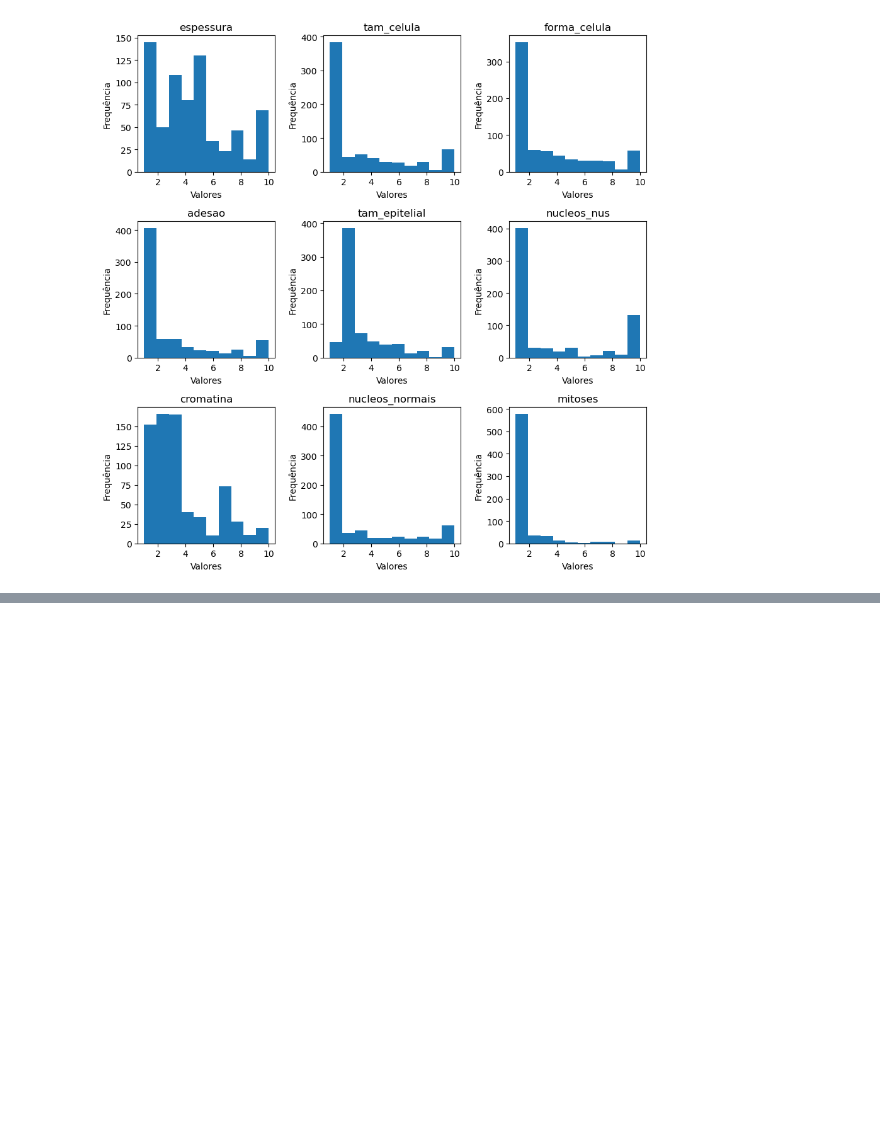
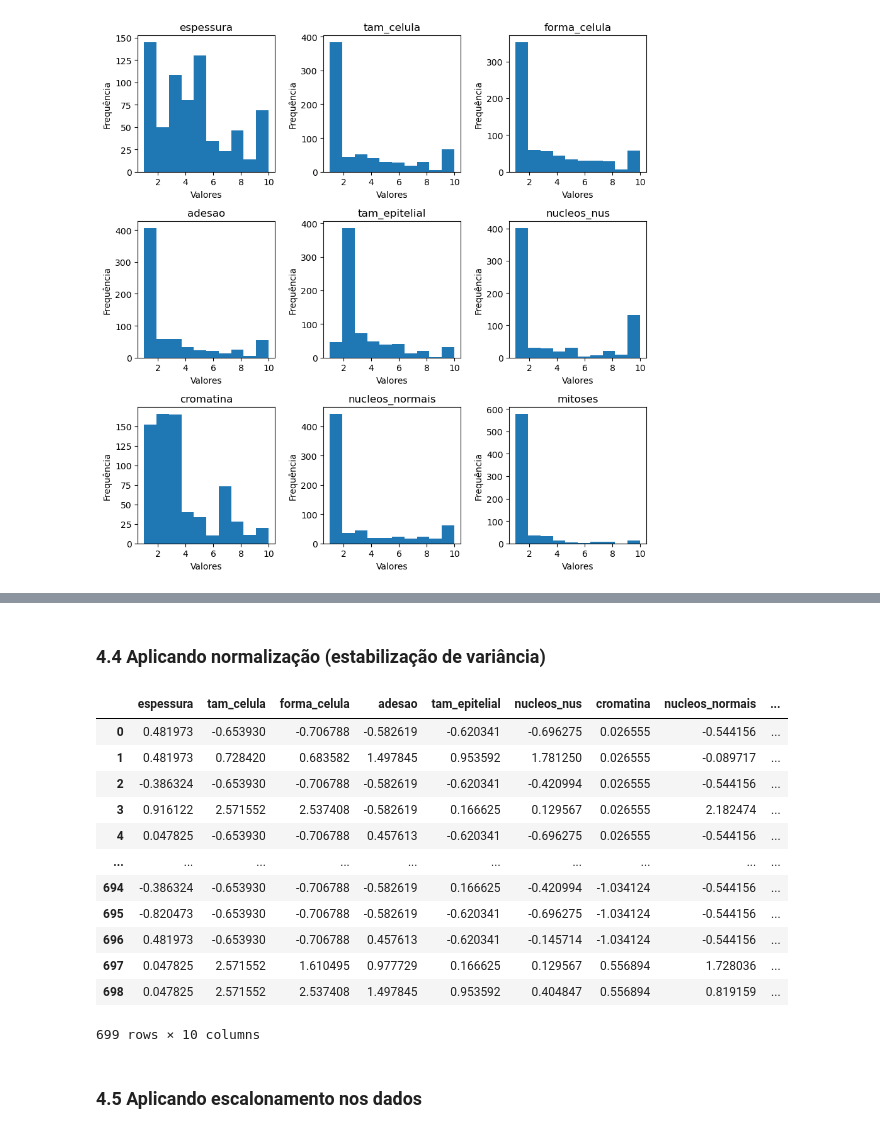
Before and after one commit to VictorRamos13/RNA, a Jupyter notebook: DNN/DNN_breast_cancer.ipynb, the cells around one changed output, grey strips where cells are left out. Drawn from its saved outputs; the diff is of its cells as text; code cells hidden in the pictures; blank space fills up the shorter version.

```diff
--- a/DNN/DNN_breast_cancer.ipynb
+++ b/DNN/DNN_breast_cancer.ipynb
@@ -237,0 +285,3 @@ plt.show()
+# %%
+if interp_exec:
+    data = interpolacao(data)
@@ -237,0 +339,2 @@ plt.show()
+# %% [markdown]
+### 4.4 Aplicando normalização (estabilização de variância)
@@ -237,0 +353,18 @@ plt.show()
+# %%
+data
+# %% [output]
+|  | espessura | tam_celula | forma_celula | adesao | tam_epitelial | nucleos_nus | cromatina | nucleos_normais | ... |
+| 0 | 0.481973 | -0.653930 | -0.706788 | -0.582619 | -0.620341 | -0.696275 | 0.026555 | -0.544156 | ... |
+| 1 | 0.481973 | 0.728420 | 0.683582 | 1.497845 | 0.953592 | 1.781250 | 0.026555 | -0.089717 | ... |
+| 2 | -0.386324 | -0.653930 | -0.706788 | -0.582619 | -0.620341 | -0.420994 | 0.026555 | -0.544156 | ... |
+| 3 | 0.916122 | 2.571552 | 2.537408 | -0.582619 | 0.166625 | 0.129567 | 0.026555 | 2.182474 | ... |
+| 4 | 0.047825 | -0.653930 | -0.706788 | 0.457613 | -0.620341 | -0.696275 | 0.026555 | -0.544156 | ... |
+| ... | ... | ... | ... | ... | ... | ... | ... | ... | ... |
+| 694 | -0.386324 | -0.653930 | -0.706788 | -0.582619 | 0.166625 | -0.420994 | -1.034124 | -0.544156 | ... |
+| 695 | -0.820473 | -0.653930 | -0.706788 | -0.582619 | -0.620341 | -0.696275 | -1.034124 | -0.544156 | ... |
+| 696 | 0.481973 | -0.653930 | -0.706788 | 0.457613 | -0.620341 | -0.145714 | -1.034124 | -0.544156 | ... |
+| 697 | 0.047825 | 2.571552 | 1.610495 | 0.977729 | 0.166625 | 0.129567 | 0.556894 | 1.728036 | ... |
+| 698 | 0.047825 | 2.571552 | 2.537408 | 1.497845 | 0.953592 | 0.404847 | 0.556894 | 0.819159 | ... |
+699 rows × 10 columns
+# %% [markdown]
+### 4.5 Aplicando escalonamento nos dados
```
Also changed, not shown: parts of 20 cells of this notebook.
